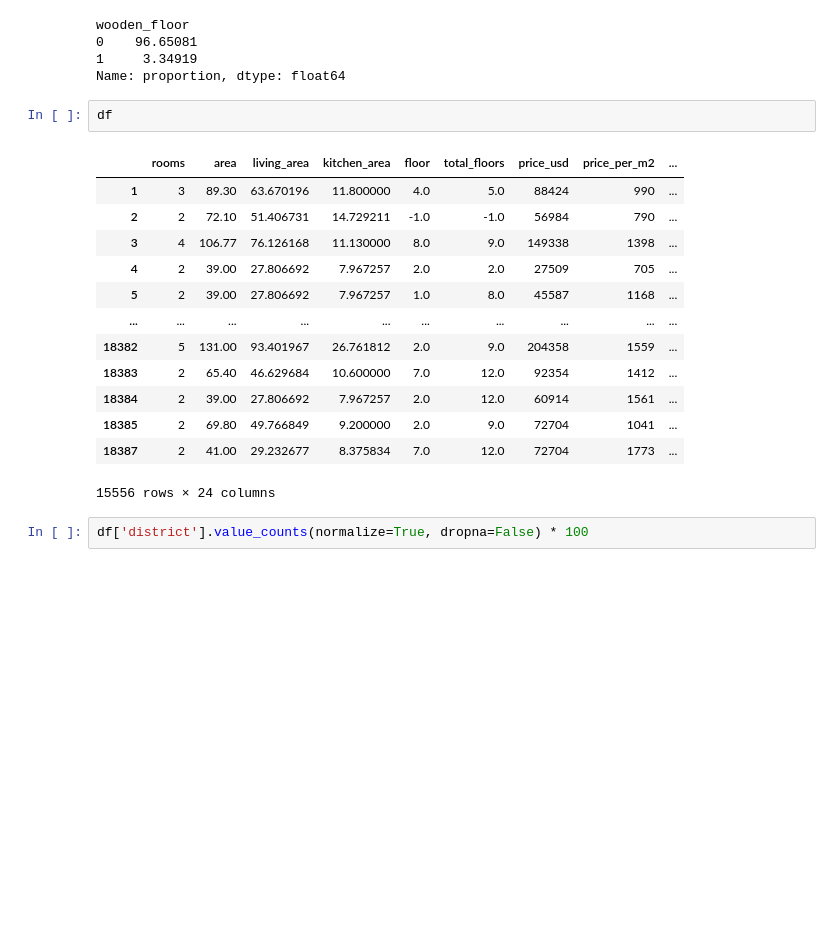
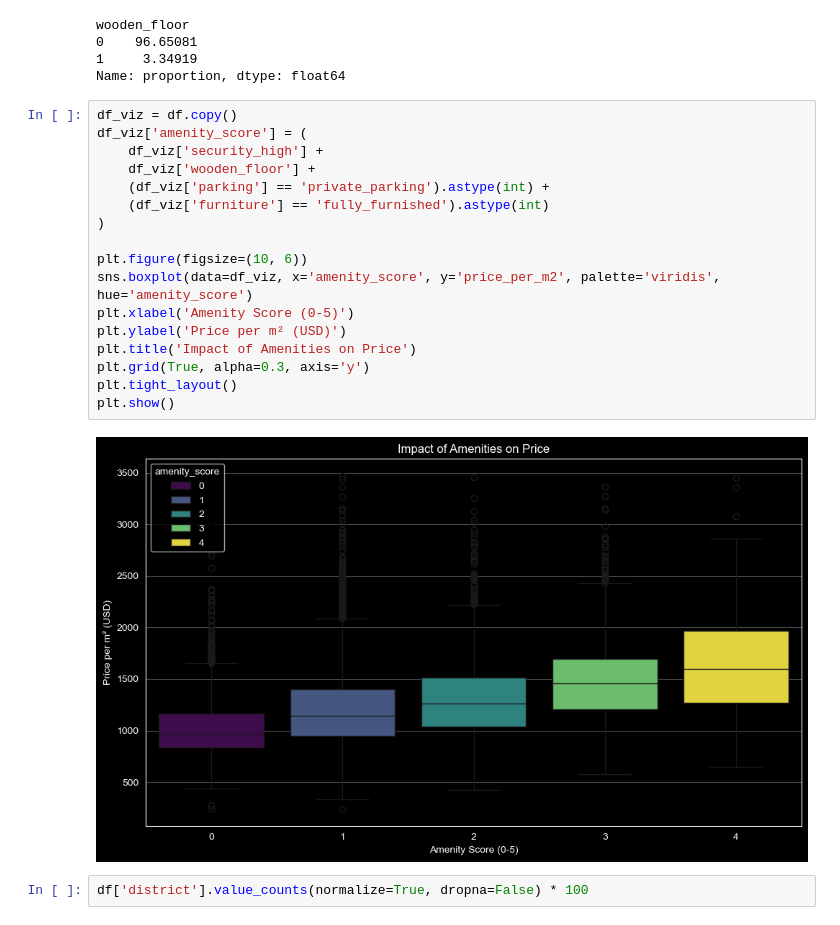
Before and after one commit to slavakursca/machine-learning-zoomcamp, a Jupyter notebook: capstone_2/eda-cleaning.ipynb, the cells around one changed output. Cells and saved outputs as stored; diff of their text form; blank space fills up the shorter version.

```diff
--- a/capstone_2/eda-cleaning.ipynb
+++ b/capstone_2/eda-cleaning.ipynb
@@ -453,21 +454,24 @@ wooden_floor
 1     3.34919
 Name: proportion, dtype: float64
 # %%
-df
+df_viz = df.copy()
+df_viz['amenity_score'] = (
+    df_viz['security_high'] +
+    df_viz['wooden_floor'] +
+    (df_viz['parking'] == 'private_parking').astype(int) +
+    (df_viz['furniture'] == 'fully_furnished').astype(int)
+)
+
+plt.figure(figsize=(10, 6))
+sns.boxplot(data=df_viz, x='amenity_score', y='price_per_m2', palette='viridis', hue='amenity_score')
+plt.xlabel('Amenity Score (0-5)')
+plt.ylabel('Price per m² (USD)')
+plt.title('Impact of Amenities on Price')
+plt.grid(True, alpha=0.3, axis='y')
+plt.tight_layout()
+plt.show()
 # %% [output]
-|  | rooms | area | living_area | kitchen_area | floor | total_floors | price_usd | price_per_m2 | ... |
-| 1 | 3 | 89.30 | 63.670196 | 11.800000 | 4.0 | 5.0 | 88424 | 990 | ... |
-| 2 | 2 | 72.10 | 51.406731 | 14.729211 | -1.0 | -1.0 | 56984 | 790 | ... |
-| 3 | 4 | 106.77 | 76.126168 | 11.130000 | 8.0 | 9.0 | 149338 | 1398 | ... |
-| 4 | 2 | 39.00 | 27.806692 | 7.967257 | 2.0 | 2.0 | 27509 | 705 | ... |
-| 5 | 2 | 39.00 | 27.806692 | 7.967257 | 1.0 | 8.0 | 45587 | 1168 | ... |
-| ... | ... | ... | ... | ... | ... | ... | ... | ... | ... |
-| 18382 | 5 | 131.00 | 93.401967 | 26.761812 | 2.0 | 9.0 | 204358 | 1559 | ... |
-| 18383 | 2 | 65.40 | 46.629684 | 10.600000 | 7.0 | 12.0 | 92354 | 1412 | ... |
-| 18384 | 2 | 39.00 | 27.806692 | 7.967257 | 2.0 | 12.0 | 60914 | 1561 | ... |
-| 18385 | 2 | 69.80 | 49.766849 | 9.200000 | 2.0 | 9.0 | 72704 | 1041 | ... |
-| 18387 | 2 | 41.00 | 29.232677 | 8.375834 | 7.0 | 12.0 | 72704 | 1773 | ... |
-15556 rows × 24 columns
+[figure, added]
 # %%
 df['district'].value_counts(normalize=True, dropna=False) * 100
 # %% [output]
```
Also changed, not shown: parts of 9 cells of this notebook.
